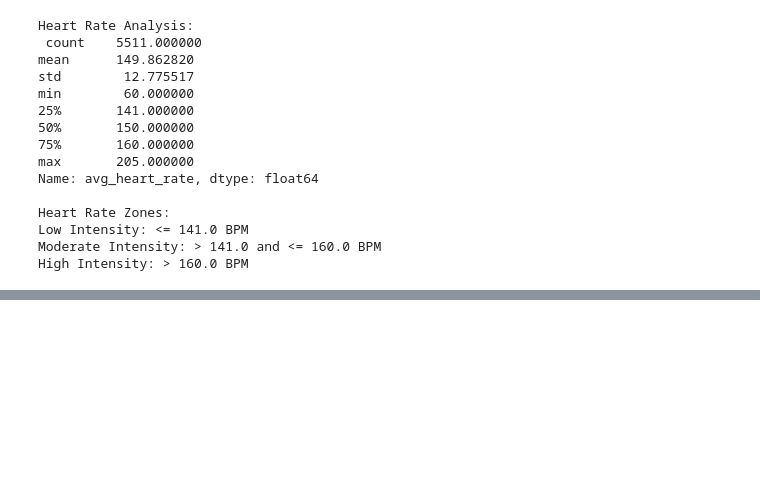
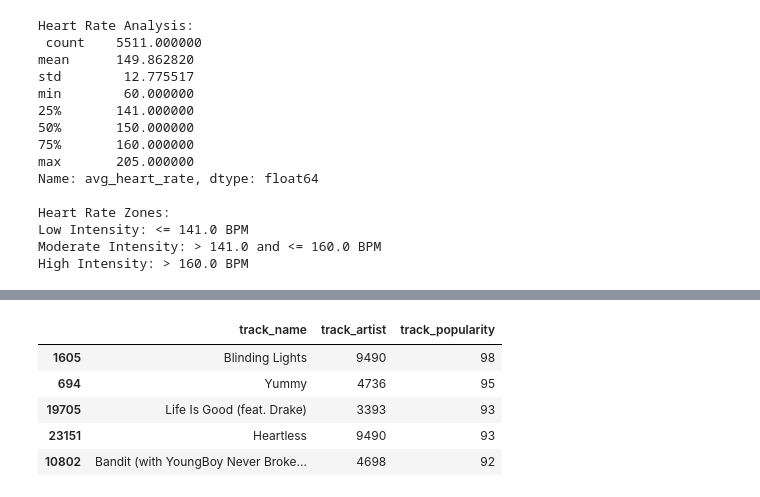
Before and after one commit to riwanahas/runreco, a Jupyter notebook: spotify_reco/models/spotify_reco_model_1.ipynb, the cells around one changed output, grey strips where cells are left out. Saved outputs shown, nothing was run; the diff lists cells and outputs as text; code cells hidden in the pictures; blank space fills up the shorter version.

Commit message:
first iteration model. Takes user heart rate input and recomends the 5 most popular songs based on 5 heart rate zones.

```diff
--- a/spotify_reco/models/spotify_reco_model_1.ipynb
+++ b/spotify_reco/models/spotify_reco_model_1.ipynb
@@ -489,0 +478,23 @@ df_running_data_new
+# %%
+# Calculate specific tempo ranges for each zone based on tempo percentiles
+tempo_percentiles = df['tempo'].quantile([0.2, 0.4, 0.6, 0.8]).to_dict()
+
+# Define tempo zones based on these percentiles
+def classify_refined_tempo_intensity(row, tempo_ranges):
+    if row['tempo'] <= tempo_ranges[0.2]:
+        return 'Zone 1 (Very Light)'
+    elif row['tempo'] <= tempo_ranges[0.4]:
+        return 'Zone 2 (Light)'
+    elif row['tempo'] <= tempo_ranges[0.6]:
+        return 'Zone 3 (Moderate)'
+    elif row['tempo'] <= tempo_ranges[0.8]:
+        return 'Zone 4 (Hard)'
+    else:
+        return 'Zone 5 (Maximum)'
+
+# Apply the refined classification function to the Spotify dataset
+df['intensity_zone'] = df.apply(
+    lambda row: classify_refined_tempo_intensity(row, tempo_percentiles), axis=1)
+
+# Display the first few rows of the updated Spotify dataset along with the tempo percentiles
+df.head()
@@ -489,0 +509,27 @@ df_running_data_new
+# %%
+# Function to recommend unique songs based on user's heart rate
+def recommend_unique_songs_based_on_heart_rate(user_heart_rate, df_running_data_new, df, max_heart_rate):
+    # Determine the user's intensity zone
+    user_intensity_zone = classify_refined_heart_rate_intensity({'avg_heart_rate': user_heart_rate}, max_heart_rate)
+
+    # Filter the Spotify dataset for songs in the same intensity zone
+    relevant_songs = df[df['intensity_zone'] == user_intensity_zone]
+
+    # Rank these songs by popularity and remove duplicates
+    ranked_songs = relevant_songs.sort_values(by='track_popularity', ascending=False).drop_duplicates(subset=['track_name'])
+
+    # Recommend the top 5 unique songs
+    top_5_unique_songs = ranked_songs.head(5)[['track_name', 'track_artist', 'track_popularity']]
+
+    return top_5_unique_songs
+
+# Get unique recommendations for the example user
+unique_recommended_songs = recommend_unique_songs_based_on_heart_rate(200, df_running_data_new, df, max_heart_rate)
+unique_recommended_songs
+# %% [output]
+|  | track_name | track_artist | track_popularity |
+| 1605 | Blinding Lights | 9490 | 98 |
+| 694 | Yummy | 4736 | 95 |
+| 19705 | Life Is Good (feat. Drake) | 3393 | 93 |
+| 23151 | Heartless | 9490 | 93 |
+| 10802 | Bandit (with YoungBoy Never Broke... | 4698 | 92 |
```
Also changed, not shown: parts of 10 cells of this notebook, 2 other files.
